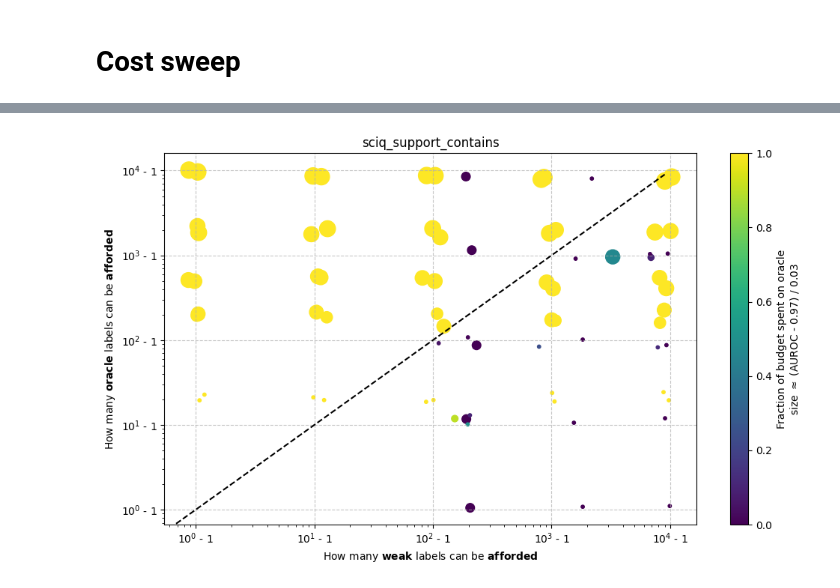
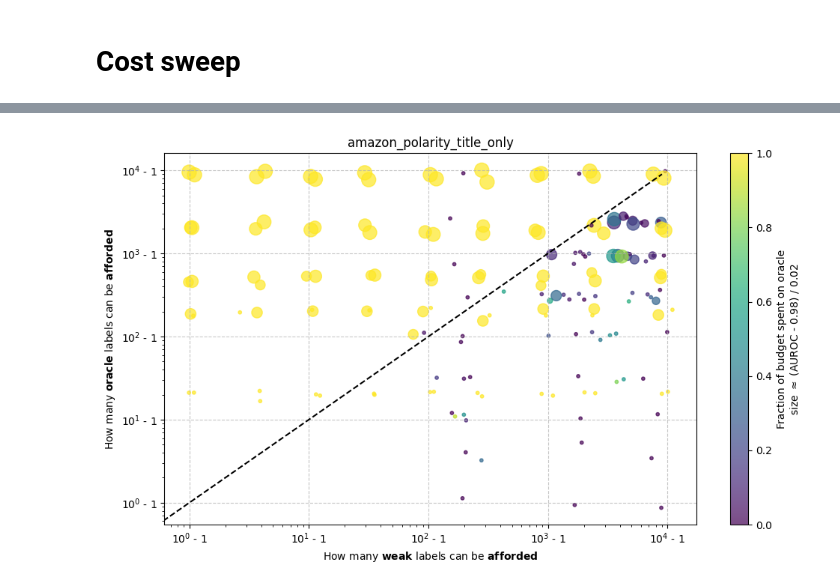
Before and after one commit to EleutherAI/w2s, a Jupyter notebook: analysis.ipynb, the cells around one changed output, grey strips where cells are left out. Saved outputs shown, nothing was run; the diff lists cells and outputs as text; code cells hidden in the pictures.

Commit message:
paws and vanilla weak to strong

```diff
--- a/analysis.ipynb
+++ b/analysis.ipynb
@@ -429,14 +305,14 @@ def compute_auc(run):
         y = np.array(history)
 
         # Compute the area under the curve
-        auc = integrate.simps(y, x)
+        auc = integrate.simpson(y, x=x)
 
         auc_result = {
-            'name': run['name'],
+            'name': run.name,
             'auc': auc
         }
     else:
-        print(f"Run '{run['name']}' does not have enough data points for AUC calculation.")
+        print(f"Run '{run.name}' does not have enough data points for AUC calculation.")
         return
 
     return auc_result
@@ -445,8 +321,13 @@ auc_results = []
 for ds_name in ["amazon_polarity_title_only", "ethics_deontology_excuse_only", "sciq_support_contains"]:
     for prompt in ["weak_amplified", "both_amplified", "neither_amplified", "gt_amplified"]:
         for target in ["weak", "oracle"]:
-            run_name = f"{ds_name}_{prompt}_salience_{target}"
-            run = runs_by_name[run_name]
-            if result := compute_auc(run):
+            run_name = f"{ds_name}_{prompt}_salience_{target}_s-"
+            run = runs_by_name.get(run_name)
+            if run and (result := compute_auc(run)):
+                result.update({
+                    "ds_name": ds_name,
+                    "prompt": prompt,
+                    "against": target,
+                })
                 auc_results.append(result)
-auc_dfs = pd.DataFrame(auc_results)
+auc_df = pd.DataFrame(auc_results)
@@ -480,23 +385,19 @@ def load_result(path):
     except FileNotFoundError:
         return
 
-    oracle_cost = int(path.name.split("_")[0].split("=")[1])
+    # oracle_cost = int(path.name.split("_")[0].split("=")[1]
     seed = int(path.name.split("_")[-1].split("s")[-1])
-    total_spent = oracle_cost * data["num_oracle"] + weak_label_cost * data["num_weak"]
     return {
         "auroc": data["auroc"],
         "num_oracle": data["num_oracle"],
         "num_weak": data["num_weak"],
-        "total_spent": total_spent,
-        "oracle_cost": oracle_cost,
-        "spending_ratio": oracle_cost * data["num_oracle"] / total_spent,
         "seed": seed,
         "ds_name": path.parent.name,
     }
 
 results = []
-for ds_name in ["amazon_polarity_title_only", "ethics_deontology_excuse_only", "sciq_support_contains"]:
-    for subdir in Path(f"results/{ds_name}").glob("oc=*"):
+for ds_name in ["amazon_polarity_title_only", "ethics_deontology_excuse_only", "sciq_support_contains", "boolq_Qwen1.5-0.5B"]:
+    for subdir in Path(f"results/{ds_name}").glob("nw=*_cfg0_s*"):
         if result := load_result(subdir):
             results.append(result)
 df = pd.DataFrame(results)
@@ -535,11 +427,12 @@ df[df.ds_name == "ethics_deontology_excuse_only"].sort_values("auroc", ascending
 curr_df = df
 
 results = []
+maxs = [0, 3, 10, 30, 100, 300, 900, 2500, 9000]
 for row in curr_df.iloc:
     num_oracle, num_weak = row["num_oracle"], row["num_weak"]
     if num_weak == 0:
         max_o = num_oracle
-        for max_w in [0, 10, 100, 1000, 9000]:
+        for max_w in maxs:
             frac_spent_on_weak = 0
             frac_spent_on_oracle = num_oracle / max_o
             results.append({
@@ -554,7 +447,7 @@ for row in curr_df.iloc:
             })
     elif num_oracle == 0:
         max_w = num_weak
-        for max_o in [0, 10, 100, 1000, 9000]:
+        for max_o in maxs:
             frac_spent_on_oracle = 0
             frac_spent_on_weak = num_weak / max_w
             results.append({
@@ -568,7 +461,7 @@ for row in curr_df.iloc:
                 "ds_name": row["ds_name"],
             })
     else:
-        for max_o in [0, 10, 100, 1000, 9000]:
+        for max_o in maxs:
             if num_oracle > max_o:
                 continue
             # solve n_o / m_o + n_w / m_w = 1
@@ -597,36 +599,37 @@ f_df = pd.DataFrame(results)
 # %%
 import numpy as np
+import matplotlib.pyplot as plt
 fig, ax = plt.subplots(figsize=(10, 6))
 
-ds_name = "sciq_support_contains"
+ds_name = "amazon_polarity_title_only"
 plot_df = f_df[f_df["ds_name"] == ds_name]
-min_auroc = 0.97
-max_auroc = plot_df["auroc"].max()
+min_auroc = round(plot_df["auroc"].quantile(0.5), 2)
+max_auroc = round(plot_df["auroc"].max(), 2)
 # plot_df = plot_df[plot_df["auroc"] > min_auroc]
 # Create a scatter plot with total_spent on x-axis and oracle_cost on y-axis
 jitter = 0.1
-scatter = ax.scatter((plot_df['max_weak'] + 1) * np.random.normal(1, jitter, len(plot_df)), (plot_df['max_oracle'] + 1) * np.random.normal(1, jitter, len(plot_df)), c=plot_df['frac_spent_on_oracle'], cmap='viridis', s=((plot_df["auroc"] - min_auroc) * 250 / (max_auroc - min_auroc)).apply(lambda x: max(10, x)))
+scatter = ax.scatter((plot_df['max_weak'] + 1) * np.random.normal(1, jitter, len(plot_df)), (plot_df['max_oracle'] + 1) * np.random.normal(1, jitter, len(plot_df)), c=plot_df['frac_spent_on_oracle'], cmap='viridis', s=((plot_df["auroc"] - min_auroc) * 250 / (max_auroc - min_auroc)).apply(lambda x: max(10, x)), marker='o', alpha=0.7)
 plt.plot([0, 9000], [0, 9000], color="black", linestyle="--")
 
 # Set labels and title
 ax.set_xlabel("How many $\\bf{weak}$ labels can be $\\bf{afforded}$")
 ax.set_ylabel("How many $\\bf{oracle}$ labels can be $\\bf{afforded}$")
 ax.set_title(f"{ds_name}")
 
 plt.loglog()
 # replace tick labels with 10^i - 1
 ticks = [1, 10, 100, 1000, 10000]
 ax.set_xticks(ticks)
 ax.set_yticks(ticks)
 ax.set_xticklabels([f"$10^{int(np.log10(tick))}$ - 1" for tick in ticks])
 ax.set_yticklabels([f"$10^{int(np.log10(tick))}$ - 1" for tick in ticks])
 
 cbar = plt.colorbar(scatter)
 cbar.set_label(f'Fraction of budget spent on oracle\nsize $\\approx$ (AUROC - {min_auroc}) / {max_auroc - min_auroc:.2f}')
 
 ax.grid(True, linestyle='--', alpha=0.7)
 
 plt.tight_layout()
 plt.show()
 # %% [output]
-[figure, old version]
+[figure, new version]
```
Also changed, not shown: parts of 17 cells of this notebook, 6 other files.
